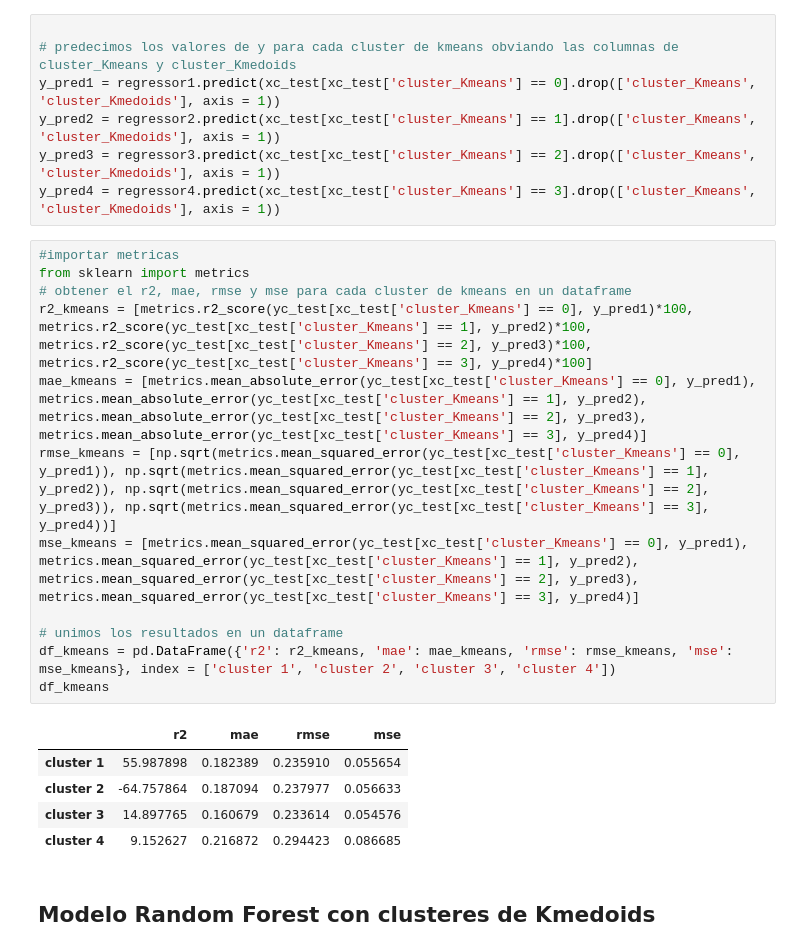
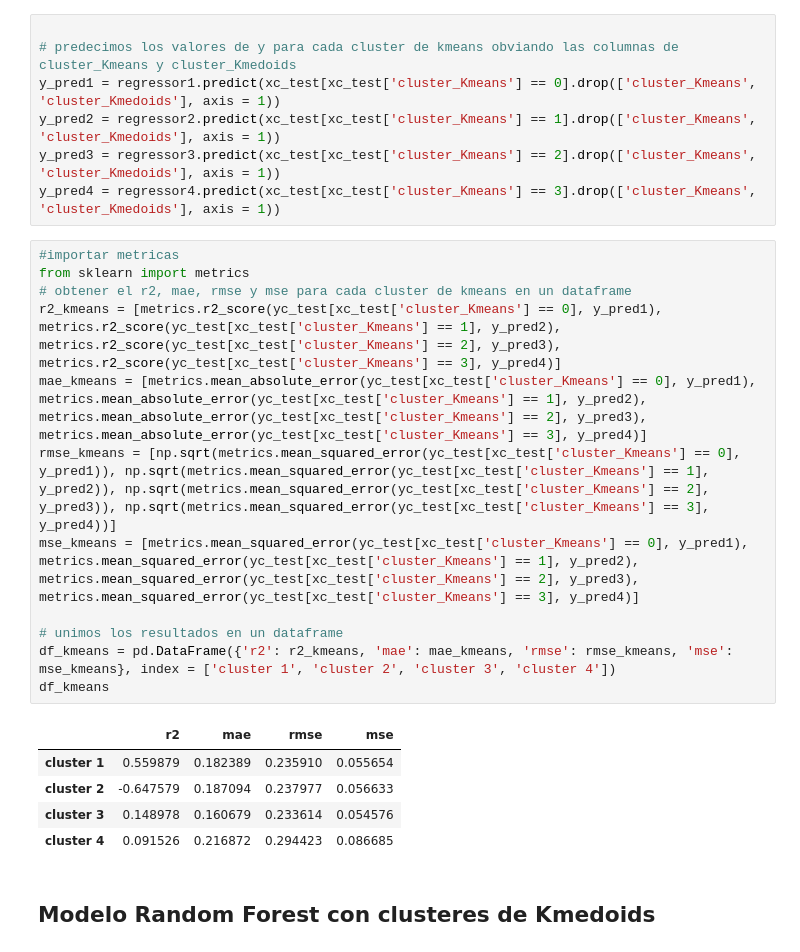
Before and after one commit to kevinramosrivas/G2-MINERIA_DATOS, a Jupyter notebook: EQUIPO_2_random_forest.ipynb, the cells around one changed output. Saved outputs shown, nothing was run; the diff lists cells and outputs as text.

```diff
--- a/EQUIPO_2_random_forest.ipynb
+++ b/EQUIPO_2_random_forest.ipynb
@@ -193,21 +193,21 @@ y_pred4 = regressor4.predict(xc_test[xc_test['cluster_Kmeans'] == 3].drop(['clus
 # %%
 #importar metricas
 from sklearn import metrics
 # obtener el r2, mae, rmse y mse para cada cluster de kmeans en un dataframe
-r2_kmeans = [metrics.r2_score(yc_test[xc_test['cluster_Kmeans'] == 0], y_pred1)*100, metrics.r2_score(yc_test[xc_test['cluster_Kmeans'] == 1], y_pred2)*100, metrics.r2_score(yc_test[xc_test['cluster_Kmeans'] == 2], y_pred3)*100, metrics.r2_score(yc_test[xc_test['cluster_Kmeans'] == 3], y_pred4)*100]
+r2_kmeans = [metrics.r2_score(yc_test[xc_test['cluster_Kmeans'] == 0], y_pred1), metrics.r2_score(yc_test[xc_test['cluster_Kmeans'] == 1], y_pred2), metrics.r2_score(yc_test[xc_test['cluster_Kmeans'] == 2], y_pred3), metrics.r2_score(yc_test[xc_test['cluster_Kmeans'] == 3], y_pred4)]
 mae_kmeans = [metrics.mean_absolute_error(yc_test[xc_test['cluster_Kmeans'] == 0], y_pred1), metrics.mean_absolute_error(yc_test[xc_test['cluster_Kmeans'] == 1], y_pred2), metrics.mean_absolute_error(yc_test[xc_test['cluster_Kmeans'] == 2], y_pred3), metrics.mean_absolute_error(yc_test[xc_test['cluster_Kmeans'] == 3], y_pred4)]
 rmse_kmeans = [np.sqrt(metrics.mean_squared_error(yc_test[xc_test['cluster_Kmeans'] == 0], y_pred1)), np.sqrt(metrics.mean_squared_error(yc_test[xc_test['cluster_Kmeans'] == 1], y_pred2)), np.sqrt(metrics.mean_squared_error(yc_test[xc_test['cluster_Kmeans'] == 2], y_pred3)), np.sqrt(metrics.mean_squared_error(yc_test[xc_test['cluster_Kmeans'] == 3], y_pred4))]
 mse_kmeans = [metrics.mean_squared_error(yc_test[xc_test['cluster_Kmeans'] == 0], y_pred1), metrics.mean_squared_error(yc_test[xc_test['cluster_Kmeans'] == 1], y_pred2), metrics.mean_squared_error(yc_test[xc_test['cluster_Kmeans'] == 2], y_pred3), metrics.mean_squared_error(yc_test[xc_test['cluster_Kmeans'] == 3], y_pred4)]
 
 # unimos los resultados en un dataframe
 df_kmeans = pd.DataFrame({'r2': r2_kmeans, 'mae': mae_kmeans, 'rmse': rmse_kmeans, 'mse': mse_kmeans}, index = ['cluster 1', 'cluster 2', 'cluster 3', 'cluster 4'])
 df_kmeans
 # %% [output]
 |  | r2 | mae | rmse | mse |
-| cluster 1 | 55.987898 | 0.182389 | 0.235910 | 0.055654 |
-| cluster 2 | -64.757864 | 0.187094 | 0.237977 | 0.056633 |
-| cluster 3 | 14.897765 | 0.160679 | 0.233614 | 0.054576 |
-| cluster 4 | 9.152627 | 0.216872 | 0.294423 | 0.086685 |
+| cluster 1 | 0.559879 | 0.182389 | 0.235910 | 0.055654 |
+| cluster 2 | -0.647579 | 0.187094 | 0.237977 | 0.056633 |
+| cluster 3 | 0.148978 | 0.160679 | 0.233614 | 0.054576 |
+| cluster 4 | 0.091526 | 0.216872 | 0.294423 | 0.086685 |
 # %% [markdown]
 ## Modelo Random Forest con clusteres de Kmedoids
 # %%
```
